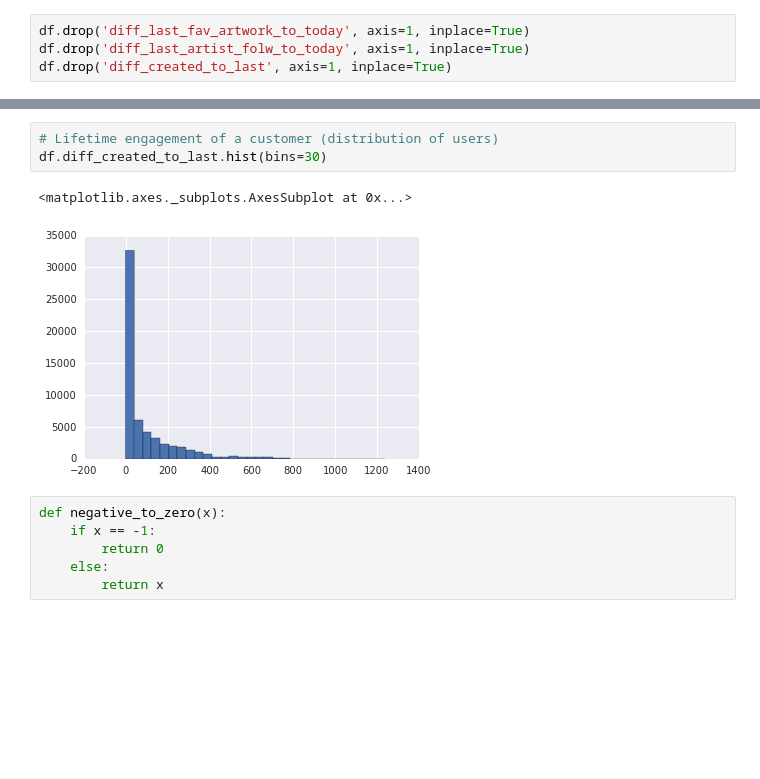
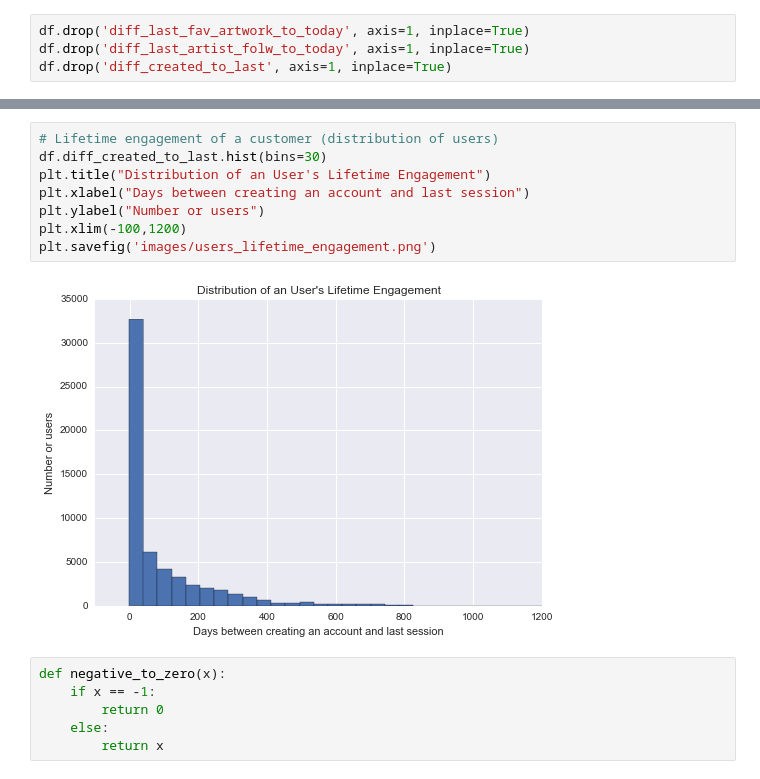
Before and after one commit to pauloarantes/art-project, a Jupyter notebook: dataset EDA.ipynb, the cells around one changed output, grey strips where cells are left out. Drawn from its saved outputs; the diff is of its cells as text; blank space fills up the shorter version.

Commit message:
images generated, recommendations, and numbers ready, and fixed an outlier from model

```diff
--- a/dataset EDA.ipynb
+++ b/dataset EDA.ipynb
@@ -135,9 +139,13 @@ scatter_matrix(df, alpha=0.2, figsize=(15, 15), diagonal='hist', color=colors);
 # %%
 # Lifetime engagement of a customer (distribution of users)
 df.diff_created_to_last.hist(bins=30)
+plt.title("Distribution of an User's Lifetime Engagement")
+plt.xlabel("Days between creating an account and last session")
+plt.ylabel("Number or users")
+plt.xlim(-100,1200)
+plt.savefig('images/users_lifetime_engagement.png')
 # %% [output]
-<matplotlib.axes._subplots.AxesSubplot at 0x...>
-[figure, old version]
+[figure, new version]
 # %%
 def negative_to_zero(x):
     if x == -1:
```
Also changed, not shown: parts of 4 cells of this notebook, 16 other files.
